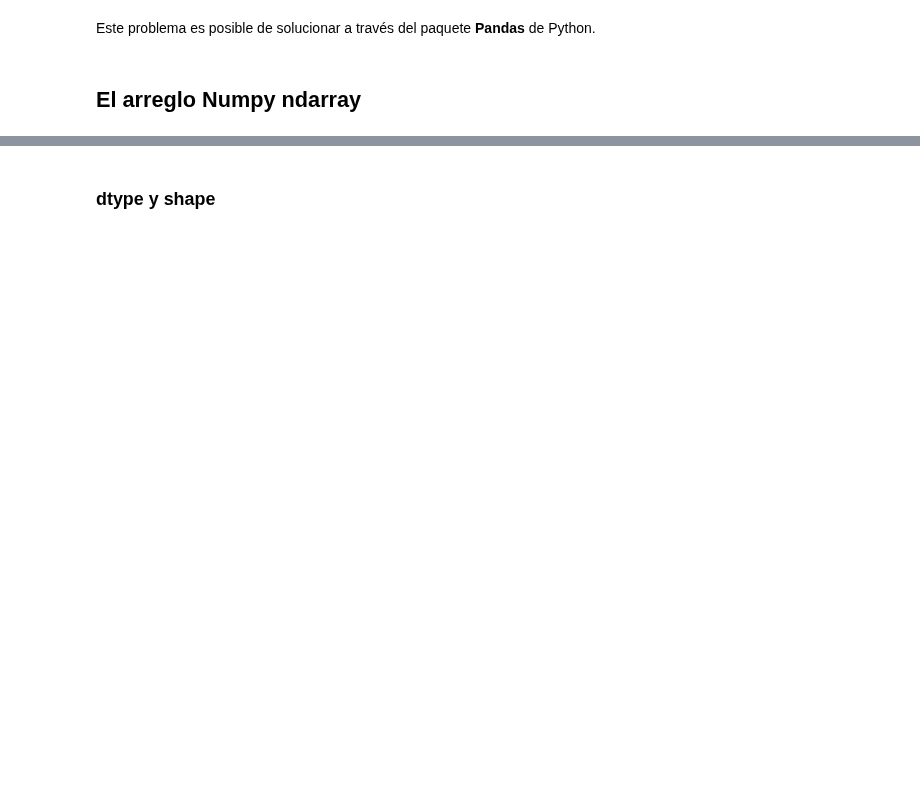
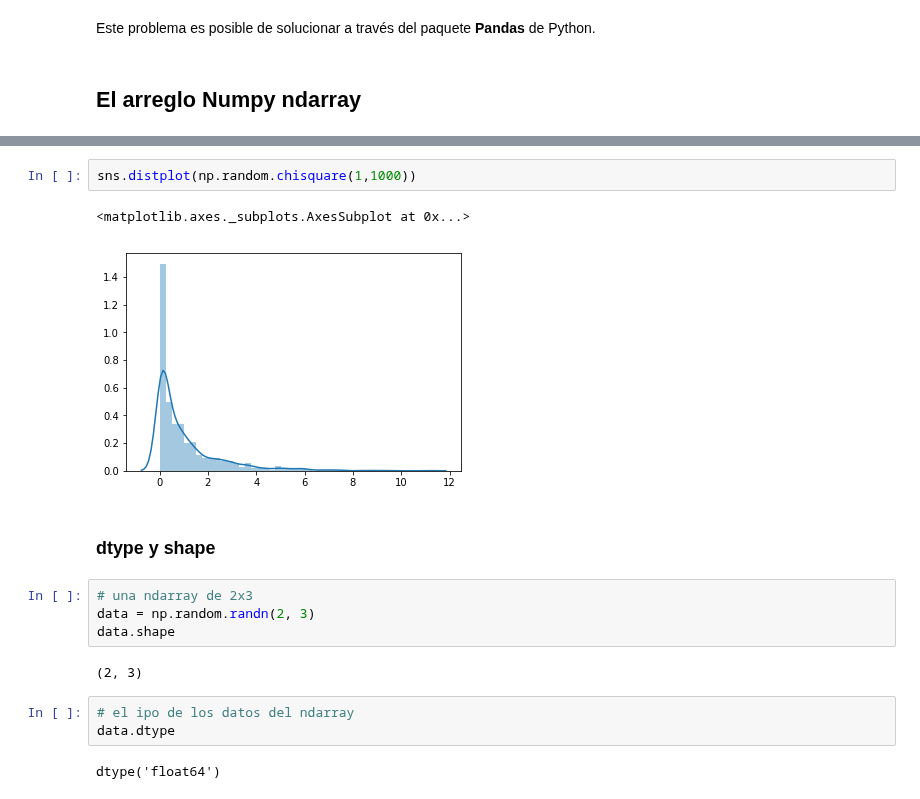
Before and after one commit to vinalyan/Data-Science, a Jupyter notebook: My Courses/EDA/Python/Numpy arrays y computo de vectores.ipynb, the cells around one changed output, grey strips where cells are left out. Drawn from its saved outputs; the diff is of its cells as text; blank space fills up the shorter version.

```diff
--- a/My Courses/EDA/Python/Numpy arrays y computo de vectores.ipynb
+++ b/My Courses/EDA/Python/Numpy arrays y computo de vectores.ipynb
@@ -91,2 +235,18 @@ Este problema es posible de solucionar a través del paquete **Pandas** de Pytho
+# %%
+sns.distplot(np.random.chisquare(1,1000))
+# %% [output]
+<matplotlib.axes._subplots.AxesSubplot at 0x...>
+[figure, added]
 # %% [markdown]
 ### dtype y shape
+# %%
+# una ndarray de 2x3
+data = np.random.randn(2, 3)
+data.shape
+# %% [output]
+(2, 3)
+# %%
+# el ipo de los datos del ndarray
+data.dtype
+# %% [output]
+dtype('float64')
```
Also changed, not shown: parts of 23 cells of this notebook.
